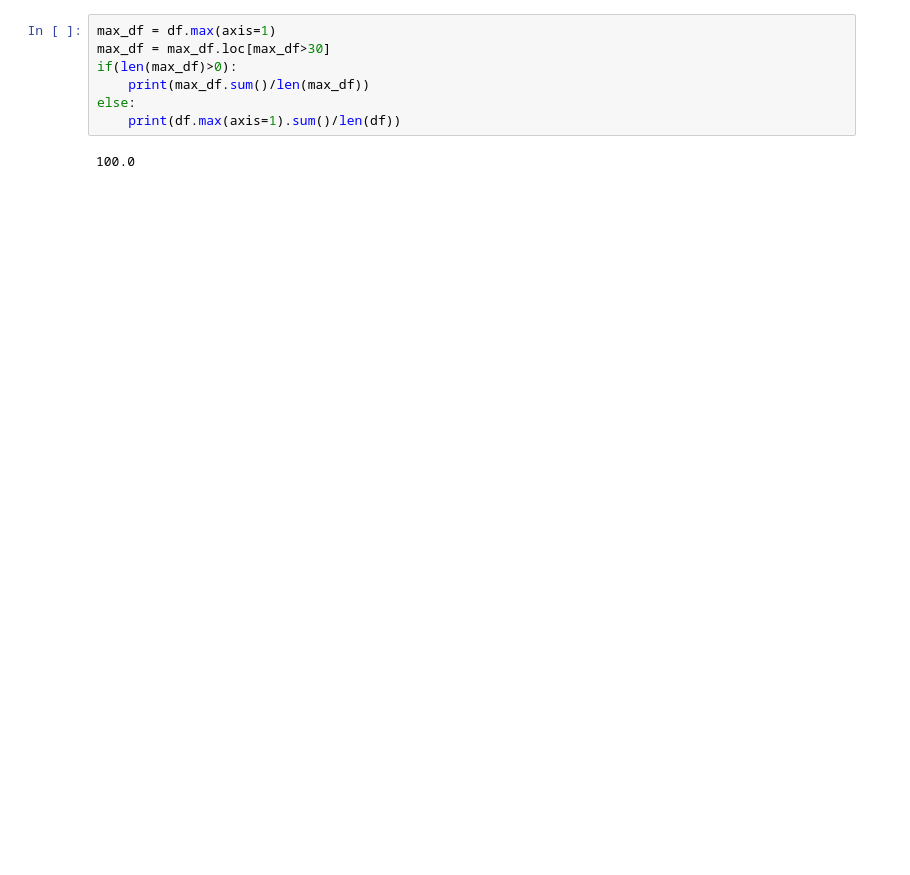
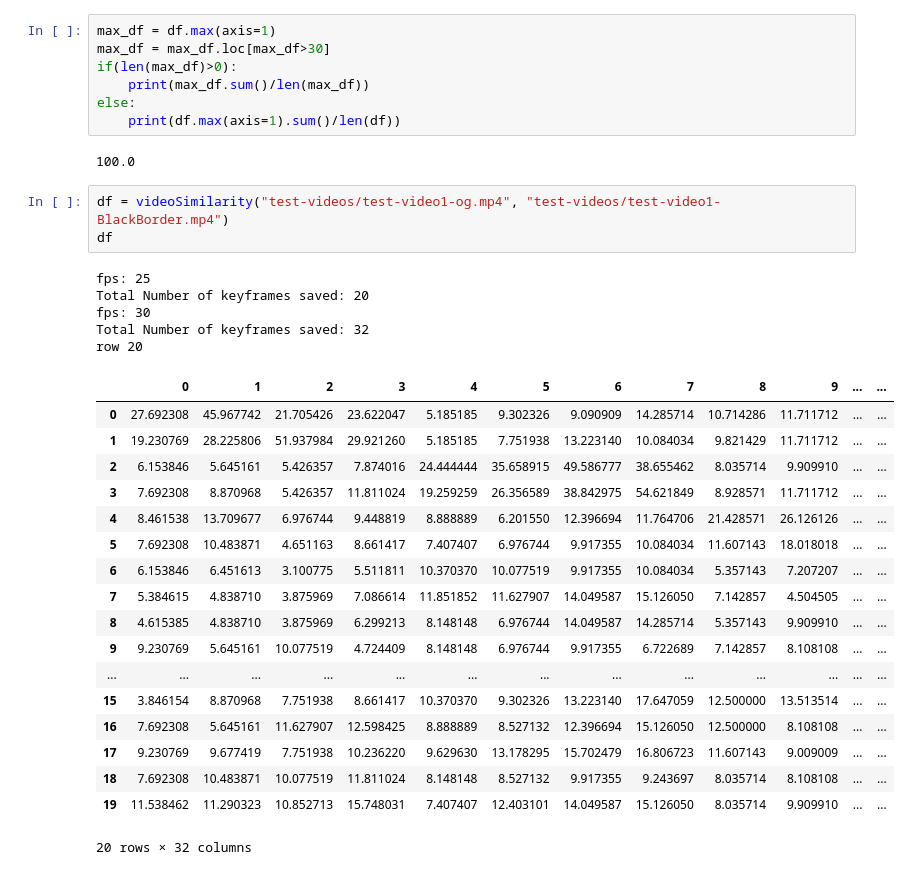
Before and after one commit to ranik-code/MajorProject_VideoSimilarity, a Jupyter notebook: Model-6.ipynb, the cells around one changed output. Saved outputs shown, nothing was run; the diff lists cells and outputs as text; blank space fills up the shorter version.

```diff
--- a/Model-6.ipynb
+++ b/Model-6.ipynb
@@ -489,3 +506,30 @@ else:
     print(df.max(axis=1).sum()/len(df))
 # %% [output]
 100.0
+# %%
+df = videoSimilarity("test-videos/test-video1-og.mp4", "test-videos/test-video1-BlackBorder.mp4")
+df
+# %% [output]
+fps: 25
+Total Number of keyframes saved: 20
+fps: 30
+Total Number of keyframes saved: 32
+row 20
+|  | 0 | 1 | 2 | 3 | 4 | 5 | 6 | 7 | 8 | 9 | ... | ... |
+| 0 | 27.692308 | 45.967742 | 21.705426 | 23.622047 | 5.185185 | 9.302326 | 9.090909 | 14.285714 | 10.714286 | 11.711712 | ... | ... |
+| 1 | 19.230769 | 28.225806 | 51.937984 | 29.921260 | 5.185185 | 7.751938 | 13.223140 | 10.084034 | 9.821429 | 11.711712 | ... | ... |
+| 2 | 6.153846 | 5.645161 | 5.426357 | 7.874016 | 24.444444 | 35.658915 | 49.586777 | 38.655462 | 8.035714 | 9.909910 | ... | ... |
+| 3 | 7.692308 | 8.870968 | 5.426357 | 11.811024 | 19.259259 | 26.356589 | 38.842975 | 54.621849 | 8.928571 | 11.711712 | ... | ... |
+| 4 | 8.461538 | 13.709677 | 6.976744 | 9.448819 | 8.888889 | 6.201550 | 12.396694 | 11.764706 | 21.428571 | 26.126126 | ... | ... |
+| 5 | 7.692308 | 10.483871 | 4.651163 | 8.661417 | 7.407407 | 6.976744 | 9.917355 | 10.084034 | 11.607143 | 18.018018 | ... | ... |
+| 6 | 6.153846 | 6.451613 | 3.100775 | 5.511811 | 10.370370 | 10.077519 | 9.917355 | 10.084034 | 5.357143 | 7.207207 | ... | ... |
+| 7 | 5.384615 | 4.838710 | 3.875969 | 7.086614 | 11.851852 | 11.627907 | 14.049587 | 15.126050 | 7.142857 | 4.504505 | ... | ... |
+| 8 | 4.615385 | 4.838710 | 3.875969 | 6.299213 | 8.148148 | 6.976744 | 14.049587 | 14.285714 | 5.357143 | 9.909910 | ... | ... |
+| 9 | 9.230769 | 5.645161 | 10.077519 | 4.724409 | 8.148148 | 6.976744 | 9.917355 | 6.722689 | 7.142857 | 8.108108 | ... | ... |
+| ... | ... | ... | ... | ... | ... | ... | ... | ... | ... | ... | ... | ... |
+| 15 | 3.846154 | 8.870968 | 7.751938 | 8.661417 | 10.370370 | 9.302326 | 13.223140 | 17.647059 | 12.500000 | 13.513514 | ... | ... |
+| 16 | 7.692308 | 5.645161 | 11.627907 | 12.598425 | 8.888889 | 8.527132 | 12.396694 | 15.126050 | 12.500000 | 8.108108 | ... | ... |
+| 17 | 9.230769 | 9.677419 | 7.751938 | 10.236220 | 9.629630 | 13.178295 | 15.702479 | 16.806723 | 11.607143 | 9.009009 | ... | ... |
+| 18 | 7.692308 | 10.483871 | 10.077519 | 11.811024 | 8.148148 | 8.527132 | 9.917355 | 9.243697 | 8.035714 | 8.108108 | ... | ... |
+| 19 | 11.538462 | 11.290323 | 10.852713 | 15.748031 | 7.407407 | 12.403101 | 14.049587 | 15.126050 | 8.035714 | 9.909910 | ... | ... |
+20 rows × 32 columns
```
Also changed, not shown: parts of 32 cells of this notebook.
